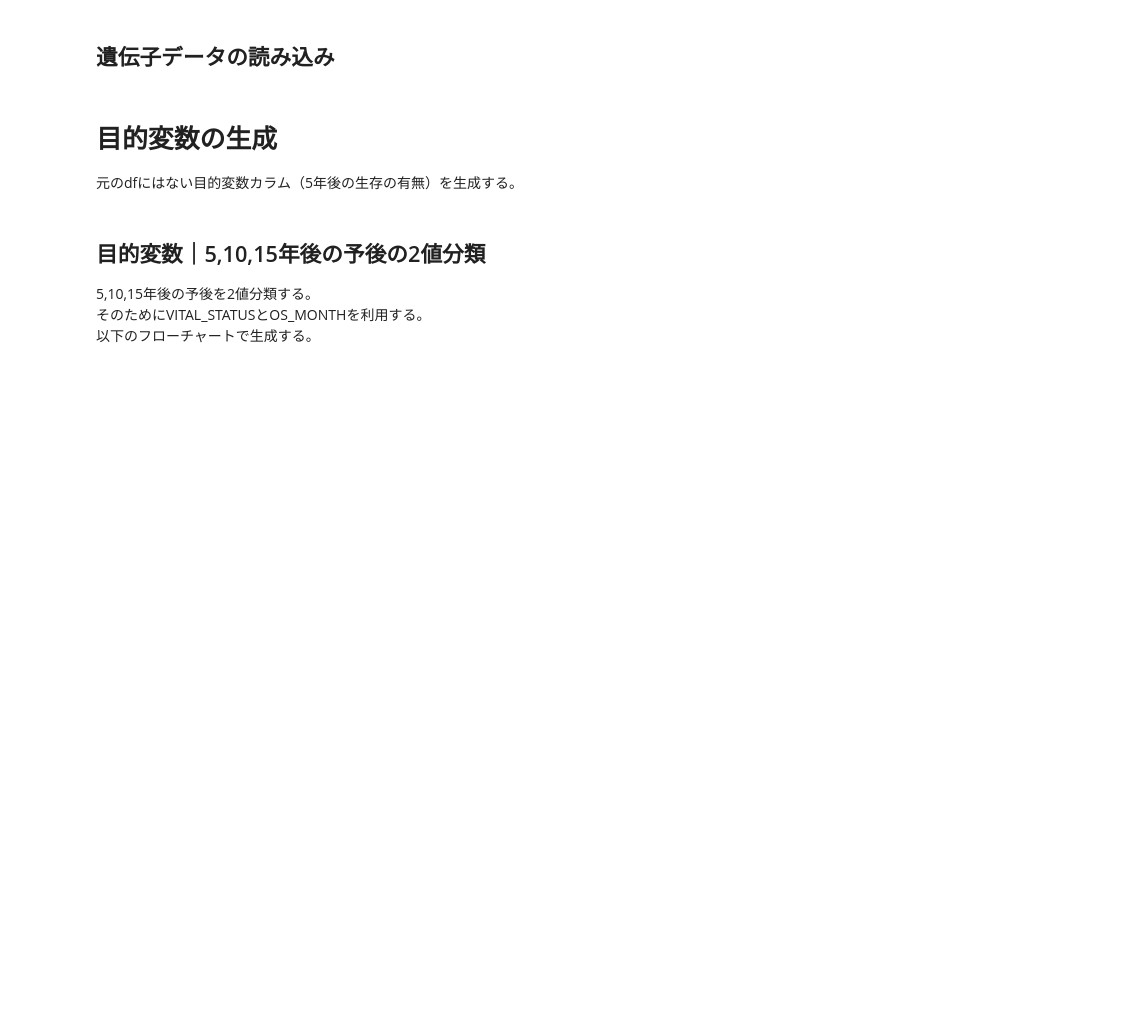
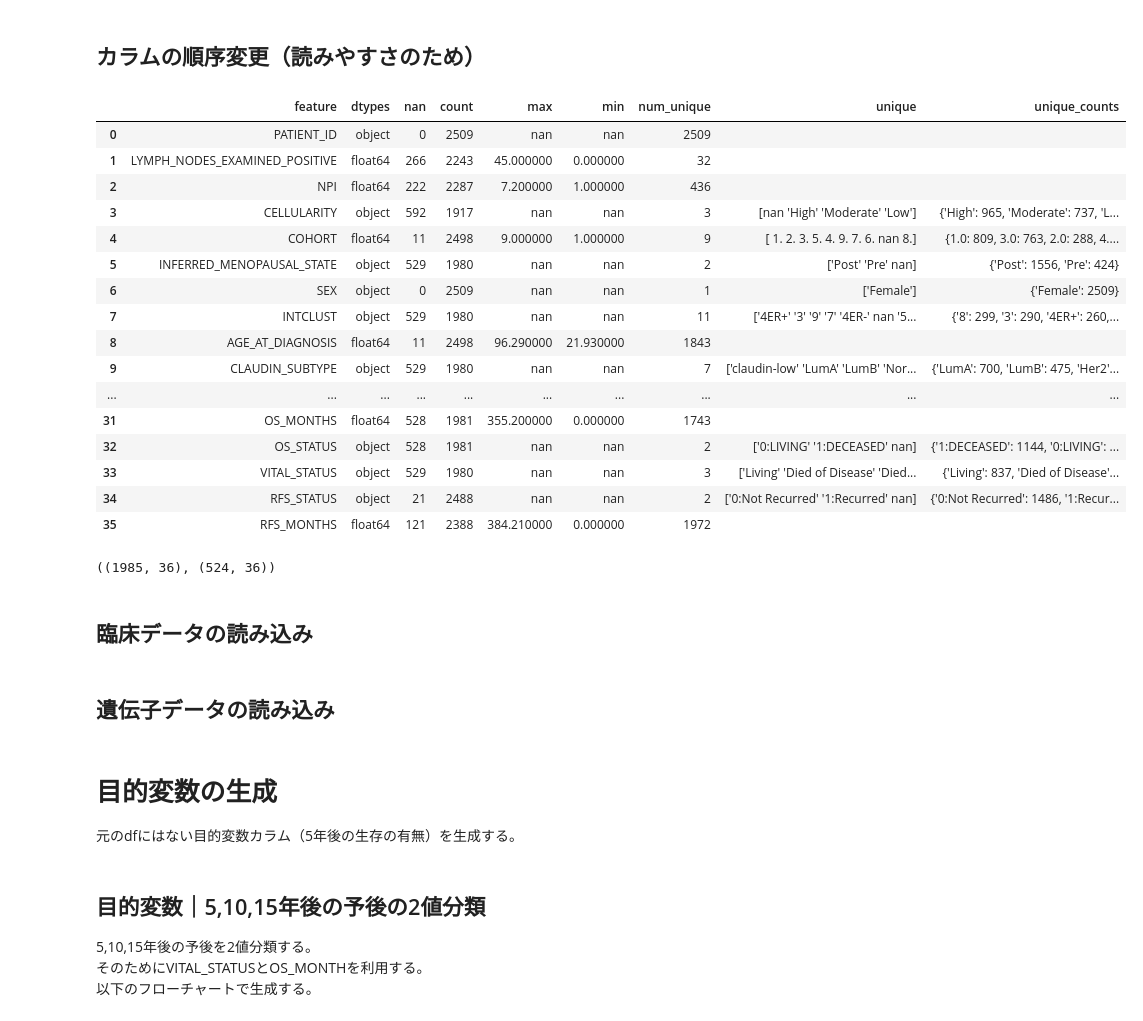
Before and after one commit to mono-clone/breast_cancer_analytics, a Jupyter notebook: notebooks/2.0.2-preprocess_prognosis_cross.ipynb, the cells around one changed output. Drawn from its saved outputs; the diff is of its cells as text; code cells hidden in the pictures; blank space fills up the shorter version.

```diff
--- a/notebooks/2.0.2-preprocess_prognosis_cross.ipynb
+++ b/notebooks/2.0.2-preprocess_prognosis_cross.ipynb
@@ -89,0 +114,45 @@ pd.set_option("display.max_rows", 50)
+# %% [markdown]
+## カラムの順序変更（読みやすさのため）
+# %%
+def align_columns(df: pd.DataFrame, regex: str):
+    # まとめたいcolumnの正規表現を一時退避
+    df_copy = df.copy()
+    df_tmp = df_copy.filter(regex=regex)
+    # 元のdfから落とす
+    df_copy.drop(df_tmp.columns, axis=1, inplace=True)
+    # 元のdfに結合
+    return pd.merge(df_copy, df_tmp, right_index=True, left_index=True)
+# %%
+# 癌の種類
+df_clinical = align_columns(df_clinical, "^CANCER_")
+# 重要そう（直感）な特徴量
+df_clinical = align_columns(df_clinical, "^ER_|^HER2_|^TUMOR_")
+# 治療の種類
+df_clinical = align_columns(df_clinical, ".*THERAPY$|^BREAST_SURGERY")
+# target系の種類（OS, RFS, VITAL）
+df_clinical = align_columns(df_clinical, "^OS_.*|^RFS_.*|^VITAL_.*")
+# %% [output]
+|  | feature | dtypes | nan | count | max | min | num_unique | unique | unique_counts |
+| 0 | PATIENT_ID | object | 0 | 2509 | nan | nan | 2509 |  |  |
+| 1 | LYMPH_NODES_EXAMINED_POSITIVE | float64 | 266 | 2243 | 45.000000 | 0.000000 | 32 |  |  |
+| 2 | NPI | float64 | 222 | 2287 | 7.200000 | 1.000000 | 436 |  |  |
+| 3 | CELLULARITY | object | 592 | 1917 | nan | nan | 3 | [nan 'High' 'Moderate' 'Low'] | {'High': 965, 'Moderate': 737, 'L... |
+| 4 | COHORT | float64 | 11 | 2498 | 9.000000 | 1.000000 | 9 | [ 1. 2. 3. 5. 4. 9. 7. 6. nan 8.] | {1.0: 809, 3.0: 763, 2.0: 288, 4.... |
+| 5 | INFERRED_MENOPAUSAL_STATE | object | 529 | 1980 | nan | nan | 2 | ['Post' 'Pre' nan] | {'Post': 1556, 'Pre': 424} |
+| 6 | SEX | object | 0 | 2509 | nan | nan | 1 | ['Female'] | {'Female': 2509} |
+| 7 | INTCLUST | object | 529 | 1980 | nan | nan | 11 | ['4ER+' '3' '9' '7' '4ER-' nan '5... | {'8': 299, '3': 290, '4ER+': 260,... |
+| 8 | AGE_AT_DIAGNOSIS | float64 | 11 | 2498 | 96.290000 | 21.930000 | 1843 |  |  |
+| 9 | CLAUDIN_SUBTYPE | object | 529 | 1980 | nan | nan | 7 | ['claudin-low' 'LumA' 'LumB' 'Nor... | {'LumA': 700, 'LumB': 475, 'Her2'... |
+| ... | ... | ... | ... | ... | ... | ... | ... | ... | ... |
+| 31 | OS_MONTHS | float64 | 528 | 1981 | 355.200000 | 0.000000 | 1743 |  |  |
+| 32 | OS_STATUS | object | 528 | 1981 | nan | nan | 2 | ['0:LIVING' '1:DECEASED' nan] | {'1:DECEASED': 1144, '0:LIVING': ... |
+| 33 | VITAL_STATUS | object | 529 | 1980 | nan | nan | 3 | ['Living' 'Died of Disease' 'Died... | {'Living': 837, 'Died of Disease'... |
+| 34 | RFS_STATUS | object | 21 | 2488 | nan | nan | 2 | ['0:Not Recurred' '1:Recurred' nan] | {'0:Not Recurred': 1486, '1:Recur... |
+| 35 | RFS_MONTHS | float64 | 121 | 2388 | 384.210000 | 0.000000 | 1972 |  |  |
+# %%
+# データを大きく2つに分割できるので、ここで分割
+df_MB = df_clinical[df_clinical["PATIENT_ID"].str.contains("MB")]
+df_MTST = df_clinical[df_clinical["PATIENT_ID"].str.contains("MTS-T")]
+df_MB.shape, df_MTST.shape
+# %% [output]
+((1985, 36), (524, 36))
@@ -90,3 +165,5 @@ pd.set_option("display.max_rows", 50)
+# %% [markdown]
+## 臨床データの読み込み
 # %%
 df_clinical = pd.read_pickle(config.INTERIM_PICKLE_EDA_DIR + "/df_clinical.pkl")
 df_MB = pd.read_pickle(config.INTERIM_PICKLE_EDA_DIR + "/df_MB.pkl")
```
Also changed, not shown: parts of 5 cells of this notebook.
